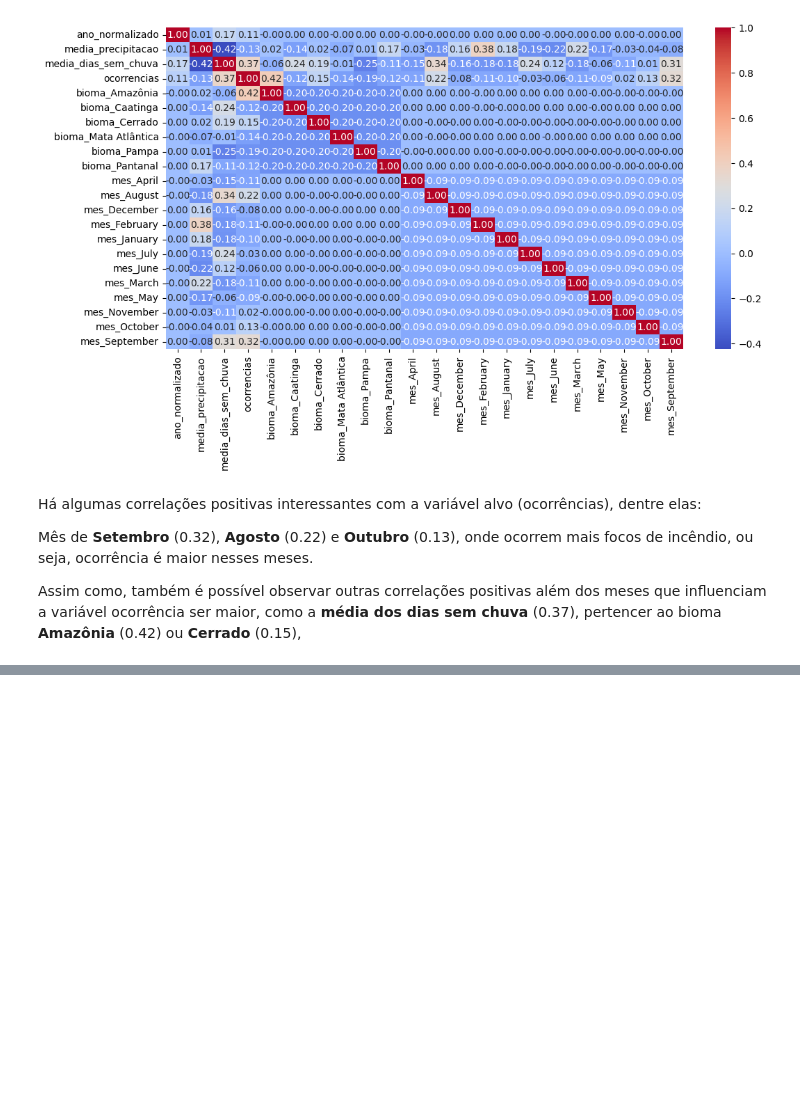
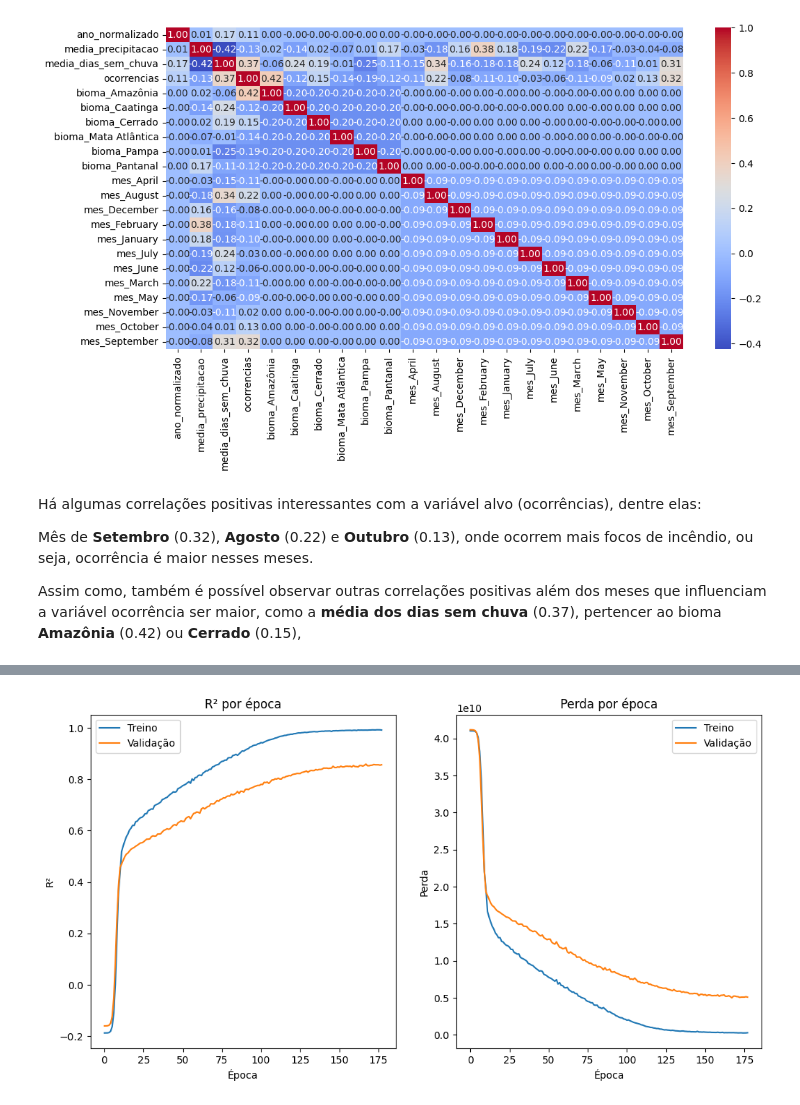
Before and after one commit to DiogoBotton/FIAP_GS_Forest_Fires, a Jupyter notebook: src/WildFire_TimeSeries/time_series.ipynb, the cells around one changed output, grey strips where cells are left out. Cells and saved outputs as stored; diff of their text form; code cells hidden in the pictures; blank space fills up the shorter version.

Commit message:
Modelo de regressão com redes neurais concluido

```diff
--- a/src/WildFire_TimeSeries/time_series.ipynb
+++ b/src/WildFire_TimeSeries/time_series.ipynb
@@ -202,0 +491,6 @@ Assim como, também é possível observar outras correlações positivas além d
+# %%
+model_keras.compile(optimizer=keras.optimizers.Adam(),
+                    loss=keras.losses.MeanSquaredError(),
+                    metrics=[keras.metrics.R2Score(), keras.metrics.RootMeanSquaredError()])
+
+model_keras.summary()
@@ -202,0 +517,10 @@ Assim como, também é possível observar outras correlações positivas além d
+# %%
+callbacks_NN = [keras.callbacks.EarlyStopping(monitor='val_loss', patience=10, restore_best_weights=True),
+             keras.callbacks.ModelCheckpoint(monitor='val_loss',
+                                             filepath='regression_best_model.keras', save_best_only=True)]
+# %%
+history = model_keras.fit(df_X_train_scaled, y_train,
+                epochs=400,
+                batch_size=8,
+                validation_data=(df_X_test_scaled, y_test),
+                callbacks=callbacks_NN)
@@ -202,0 +553,24 @@ Assim como, também é possível observar outras correlações positivas além d
+# %%
+def view_history(model_history):
+    # Perda -> Quanto menor, melhor
+    plt.figure(figsize=(12,6))
+    plt.subplot(1,2,1)
+    plt.title("R² por época")
+    plt.plot(model_history.history['r2_score'])
+    plt.plot(model_history.history['val_r2_score'])
+    plt.legend(['Treino', 'Validação'])
+    plt.xlabel("Época")
+    plt.ylabel("R²")
+
+    # R² Score -> Quanto maior, melhor
+    plt.subplot(1,2,2)
+    plt.title("Perda por época")
+    plt.plot(model_history.history['loss'])
+    plt.plot(model_history.history['val_loss'])
+    plt.legend(['Treino', 'Validação'])
+    plt.xlabel("Época")
+    plt.ylabel("Perda")
+# %%
+view_history(history)
+# %% [output]
+[figure, added]
```
Also changed, not shown: parts of 106 cells of this notebook, 4 other files.
